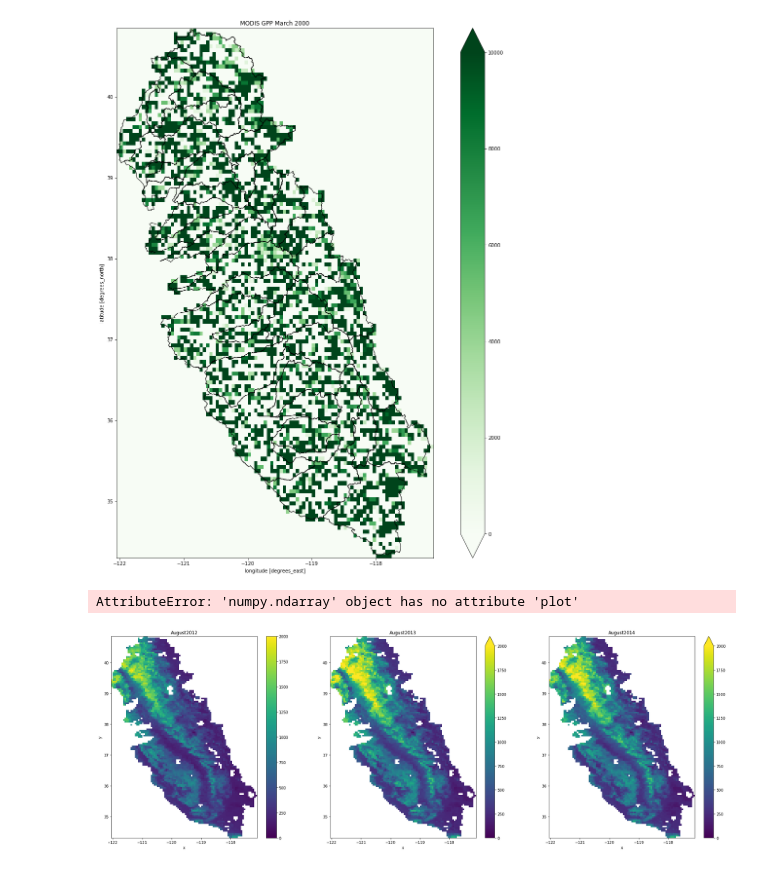
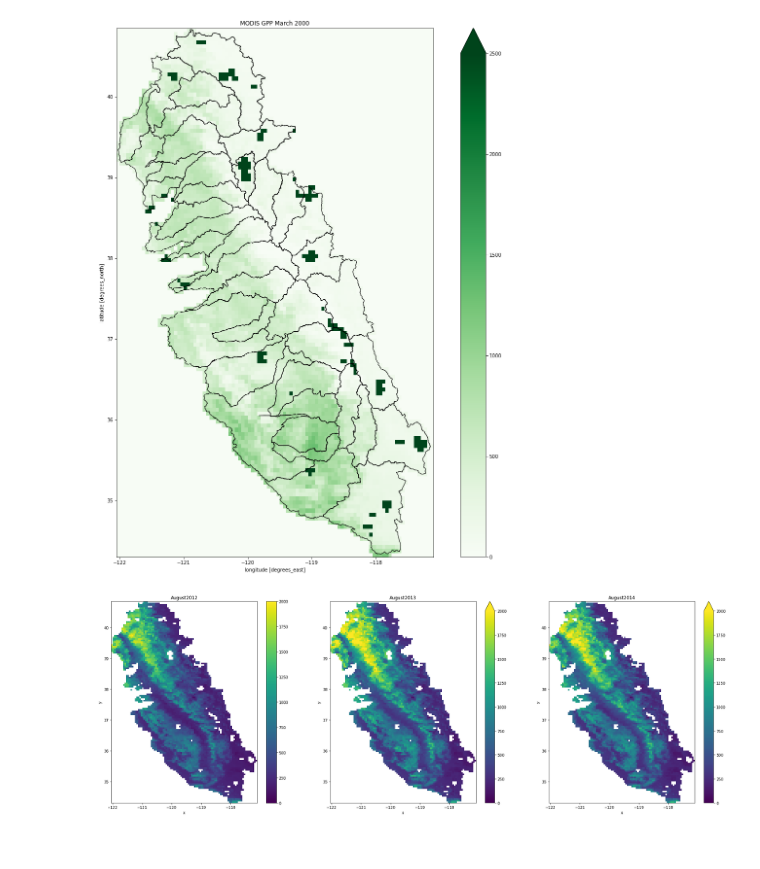
Before and after one commit to mariannecowherd/pe_snow_fires, a Jupyter notebook: scripts/modis_gpp.ipynb, the cells around one changed output. Cells and saved outputs as stored; diff of their text form; code cells hidden in the pictures.

```diff
--- a/scripts/modis_gpp.ipynb
+++ b/scripts/modis_gpp.ipynb
@@ -24,40 +24,36 @@ modis_pre = rxr.open_rasterio(filepath,
 sn_trans = sn_watersheds.to_crs(modis_pre.rio.crs)
 from rasterio.plot import plotting_extent
 
 #  Create a box representing the spatial extent of your data
 crop_bound_box = [box(*sn_watersheds.total_bounds)]
 # Clip the data by  chaining together rio.clip with rio.open_rasterio
 # from_disk=True allows you to only open the data that you wish to work with
 modis_pre_clip = modis_pre.rio.clip(sn_trans.geometry,
                                                                     crs=sn_watersheds.crs,
                                                                     # Include all pixels even partial pixels
                                                                     all_touched=True,
                                                                     from_disk=True).squeeze()
 # The final clipped data
 #modis_pre_clip
 
 
 modis_ext = plotting_extent(modis_pre_clip,
                             modis_pre_clip.rio.transform())
 
                             # View cropped data
 f, ax = plt.subplots(figsize=(20,20))
-# modis_pre_clip.plot(ax=ax,cmap = 'Greens',vmin = 0,vmax=2500)
+modis_pre_clip.plot(ax=ax,cmap = 'Greens',vmin = 0,vmax=2500)
 mpc_scaled = modis_pre_clip
 mpc_scaled.values = modis_pre_clip.values * 1000
-mpc_scaled.plot(ax=ax,cmap = 'Greens',vmin = 0,vmax=10000)
+# mpc_scaled.plot(ax=ax,cmap = 'Greens',vmin = 0,vmax=10000)
 sn_trans.boundary.plot(ax=ax, linewidth = 1,
                     color="black")
 
 
 ax.set_title('MODIS GPP March 2000')
 plt.show()
 # %% [output]
-[figure, old version]
+[figure, new version]
-# %%
-(modis_pre_clip.values * 1000)
-# %% [output]
-AttributeError: 'numpy.ndarray' object has no attribute 'plot'
 # %%
 modis_pre = np.zeros((16,13,1200,1200))
 for y in range(2000,2001):
```
Also changed, not shown: 1 other file.
